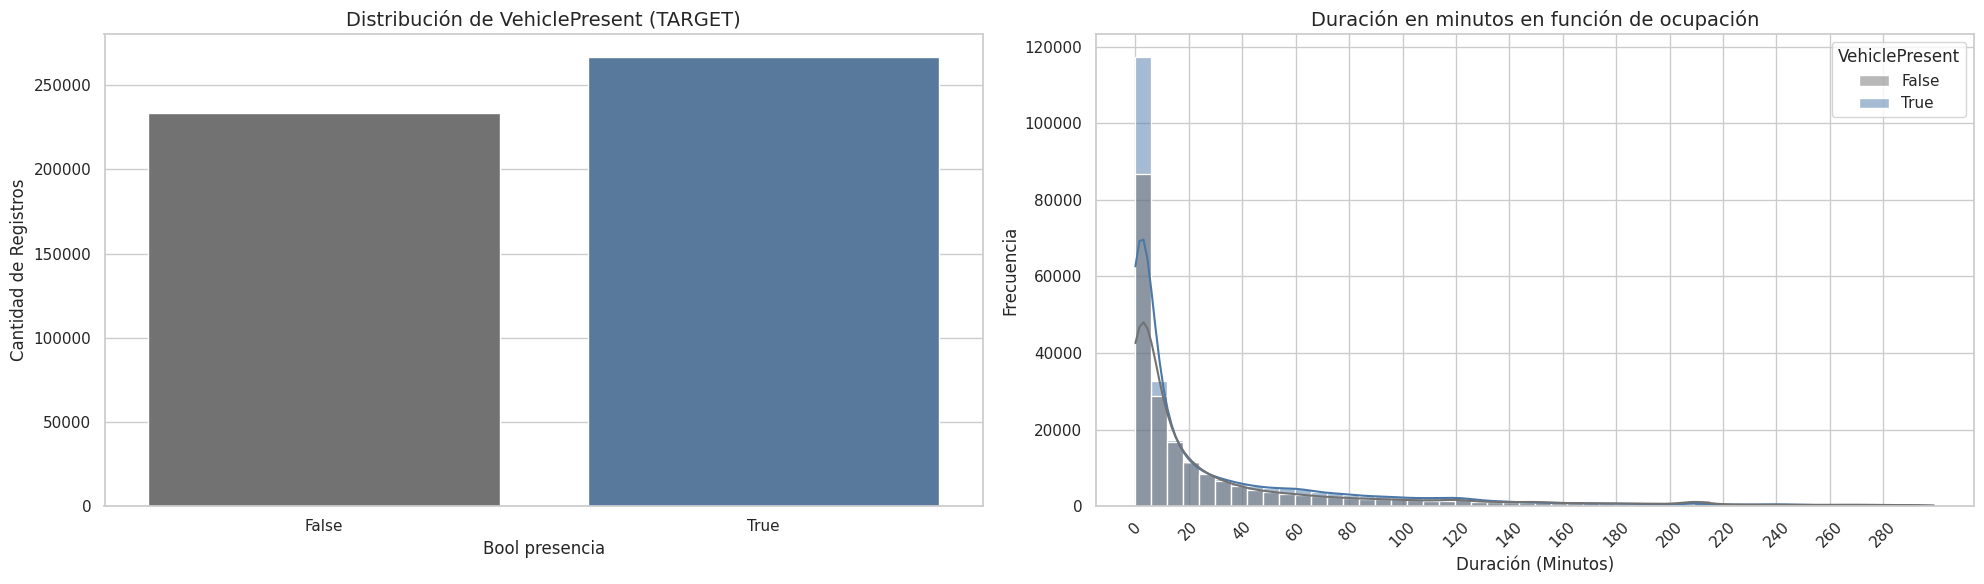
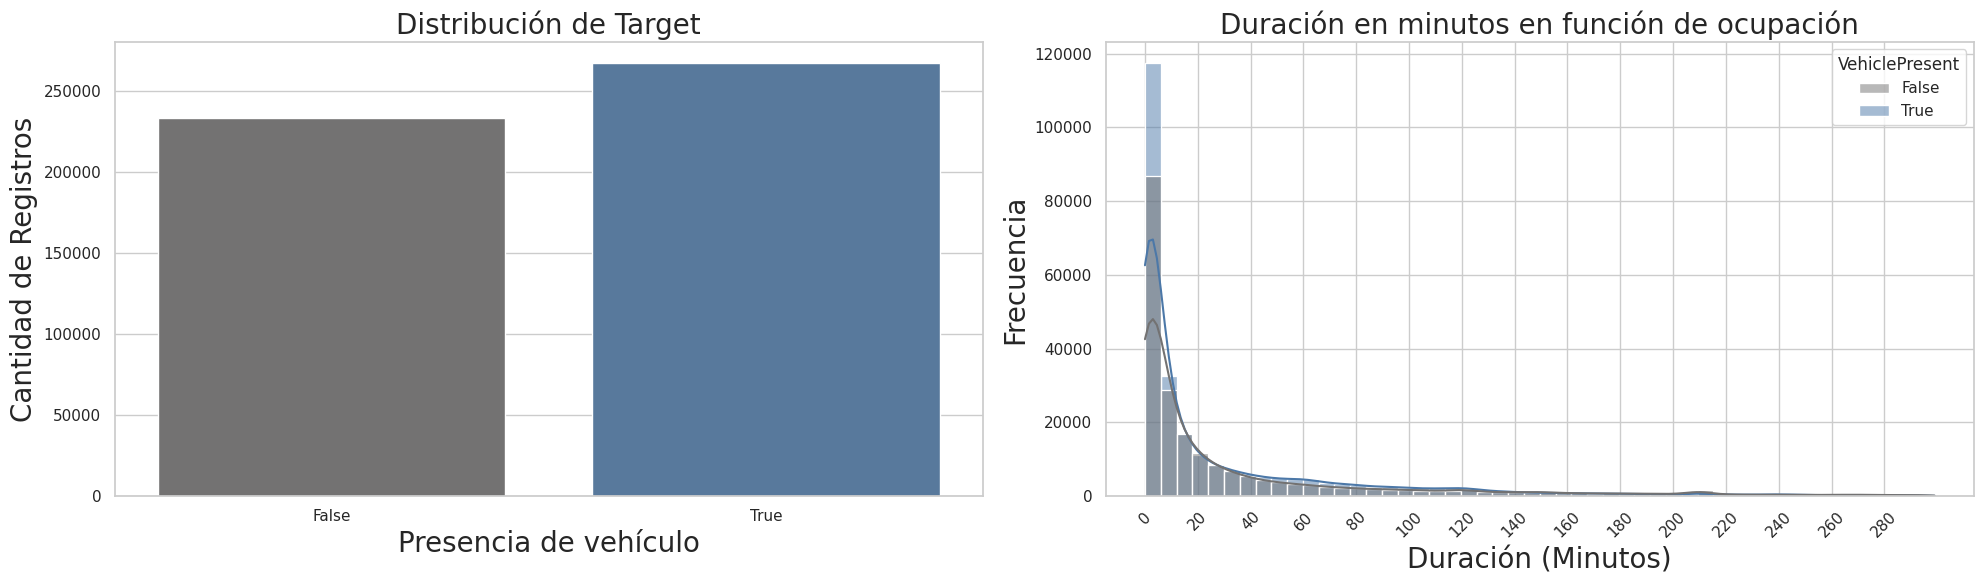
Code edit (unified diff) that turned the first committed figure into the second:
--- before
+++ after
@@ -20,7 +20,7 @@
     legend=False
 )
-axes[0].set_title('Distribución de VehiclePresent (TARGET)', fontsize=14)
-axes[0].set_xlabel('Bool presencia', fontsize=12)
-axes[0].set_ylabel('Cantidad de Registros', fontsize=12)
+axes[0].set_title('Distribución de Target', fontsize=20)
+axes[0].set_xlabel('Presencia de vehículo', fontsize=20)
+axes[0].set_ylabel('Cantidad de Registros', fontsize=20)
 
 # Distribution of DurationMinutes separated by target
@@ -38,7 +38,7 @@
 axes[1].set_xticks(range(0, 300, 20))
 axes[1].tick_params(axis='x', rotation=45)
-axes[1].set_title('Duración en minutos en función de ocupación', fontsize=14)
-axes[1].set_xlabel('Duración (Minutos)', fontsize=12)
-axes[1].set_ylabel('Frecuencia', fontsize=12)
+axes[1].set_title('Duración en minutos en función de ocupación', fontsize=20)
+axes[1].set_xlabel('Duración (Minutos)', fontsize=20)
+axes[1].set_ylabel('Frecuencia', fontsize=20)
 
 

Commit: [MOD] increase fontsize for better interpretation